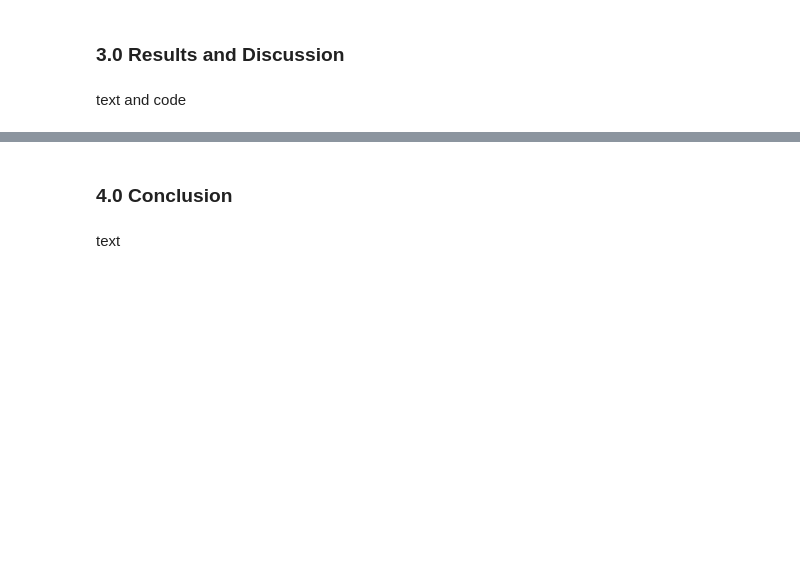
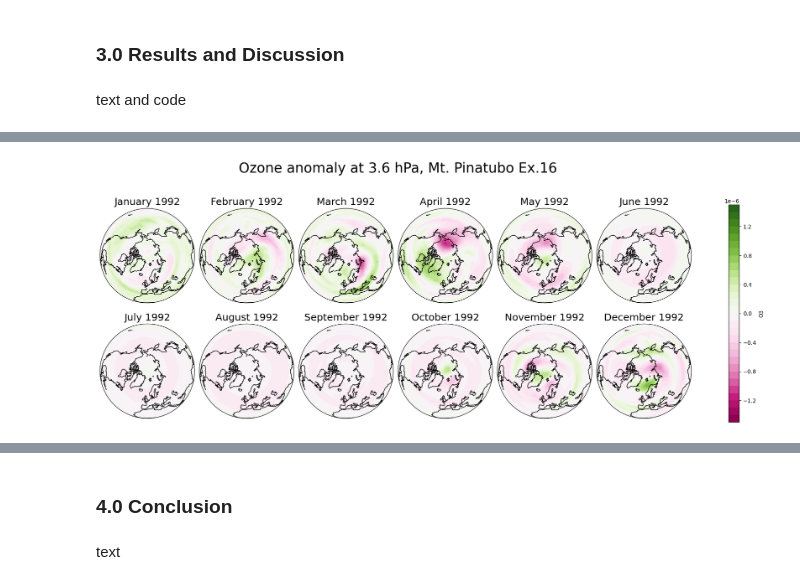
Before and after one commit to eScience-course/Tjaernoe2022-group2, a Jupyter notebook: Sigrid/Report.ipynb, the cells around one changed output, grey strips where cells are left out. Drawn from its saved outputs; the diff is of its cells as text; code cells hidden in the pictures; blank space fills up the shorter version.

```diff
--- a/Sigrid/Report.ipynb
+++ b/Sigrid/Report.ipynb
@@ -120,0 +191,6 @@ text and code
+# %%
+anom16=calc_monthly_anomaly(dso3_lev_16,1990)
+anom_diff=anom14-anom16
+north_multi_plot(anom_diff,1992,'PiYG','Ozone anomaly at 3.6 hPa, Mt. Pinatubo Ex.16')
+# %% [output]
+[figure, added]
```
Also changed, not shown: parts of 22 cells of this notebook, 2 other files.
